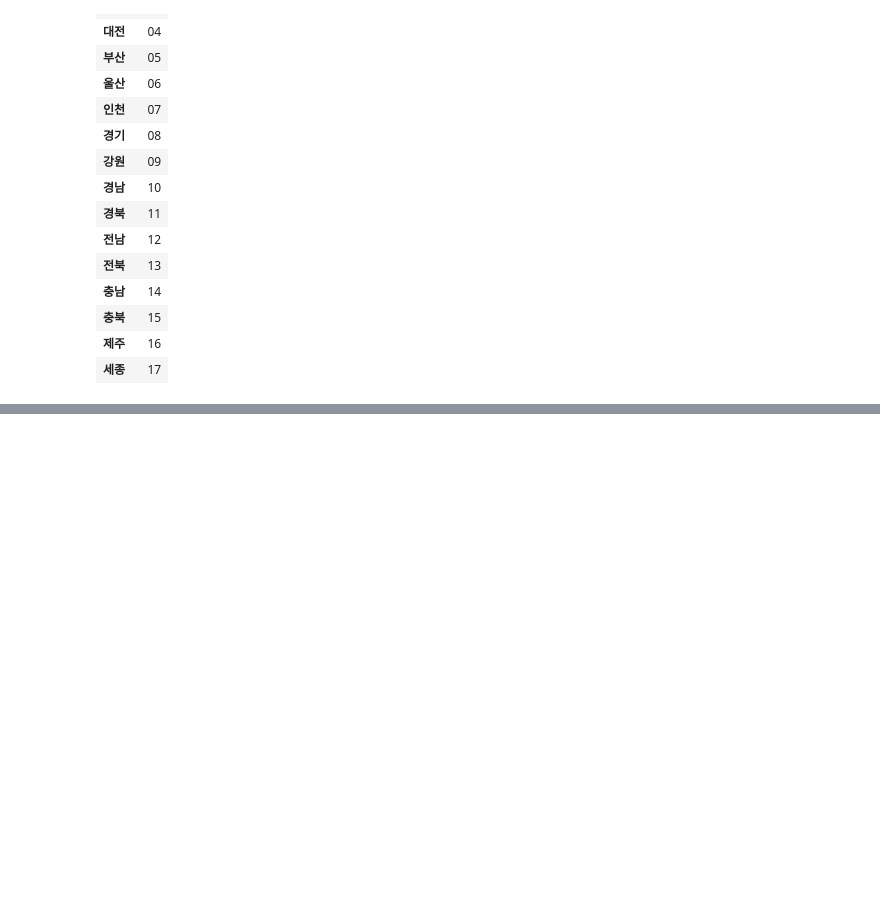
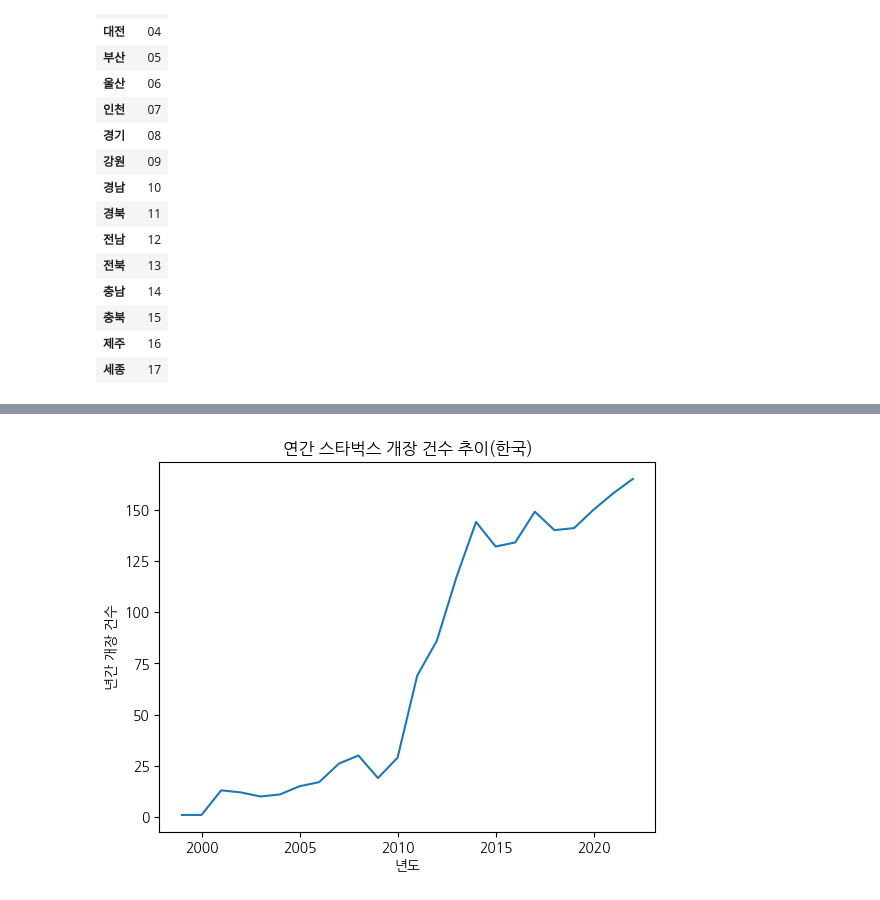
Before and after one commit to stonesteel0606/seaborn_tutorial, a Jupyter notebook: API_STARBUCKS.ipynb, the cells around one changed output, grey strips where cells are left out. Drawn from its saved outputs; the diff is of its cells as text; code cells hidden in the pictures; blank space fills up the shorter version.

Commit message:
'add/open_store_data'

```diff
--- a/API_STARBUCKS.ipynb
+++ b/API_STARBUCKS.ipynb
@@ -5,6 +5,9 @@ import pandas as pd
 import requests
 from bs4 import BeautifulSoup as bs
 import time
+import matplotlib.pyplot as plt
+import numpy as np
+plt.rc('font', family='NanumGothic')
 # %%
 def get_seoul():
 
@@ -147,3 +164,6 @@ df_code
 | 충북 | 15 |
 | 제주 | 16 |
 | 세종 | 17 |
+# %%
+df = df.sort_values(by = '오픈일', ascending=True).reset_index(drop=True)
+df
@@ -149,0 +184,31 @@ df_code
+# %%
+def get_open_store():
+
+    temp_list = []
+    year_list = []
+    year = 1999
+
+    while True:
+        if year >= 2023:
+            break
+        else:
+            df_temp = df[(df['오픈일'] >= f'{year}0000') & (df['오픈일'] < f'{year+1}0000')]
+            temp_list.append(df_temp.shape[0])
+            year_list.append(year)
+            year += 1
+    df_temp = pd.DataFrame({'오픈매장수' : temp_list}, index = year_list )
+
+    return df_temp
+# %%
+y_value = get_open_store()['오픈매장수']
+x_value = get_open_store().T.columns
+# %%
+
+plt.xlabel('년도')
+plt.ylabel('년간 개장 건수')
+plt.title('연간 스타벅스 개장 건수 추이(한국)')
+
+plt.plot(y_value)
+plt.show()
+# %% [output]
+[figure, added]
```
Also changed, not shown: parts of 4 cells of this notebook.
